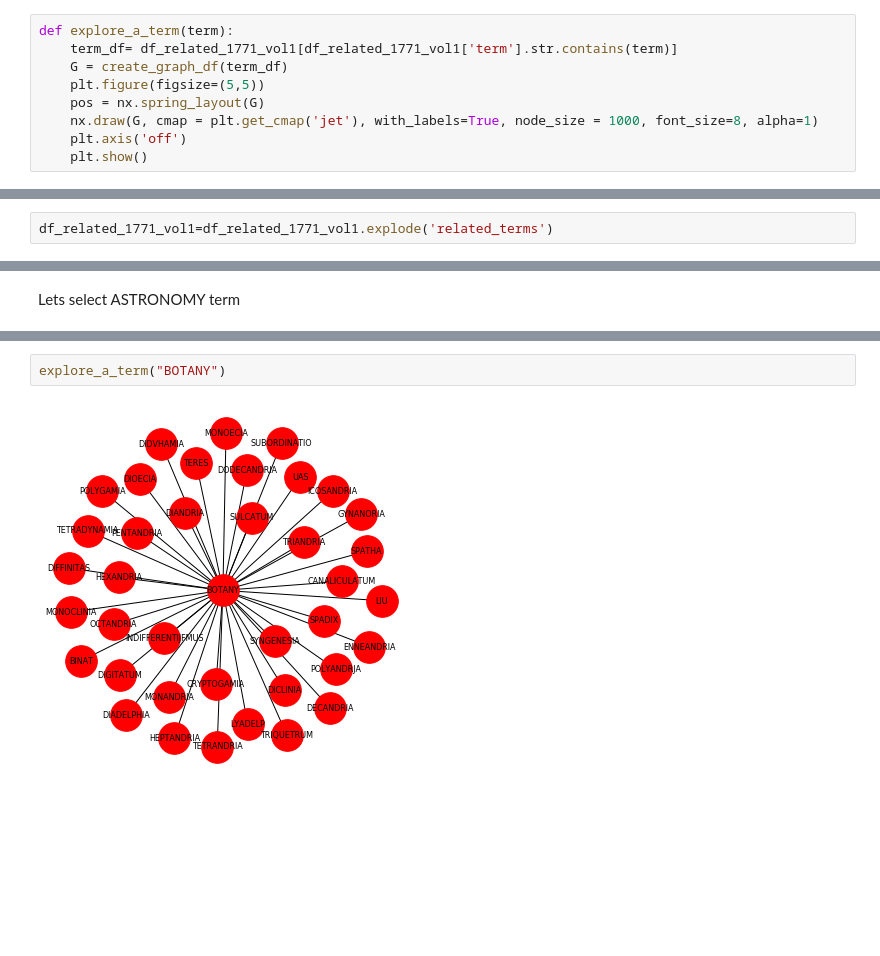
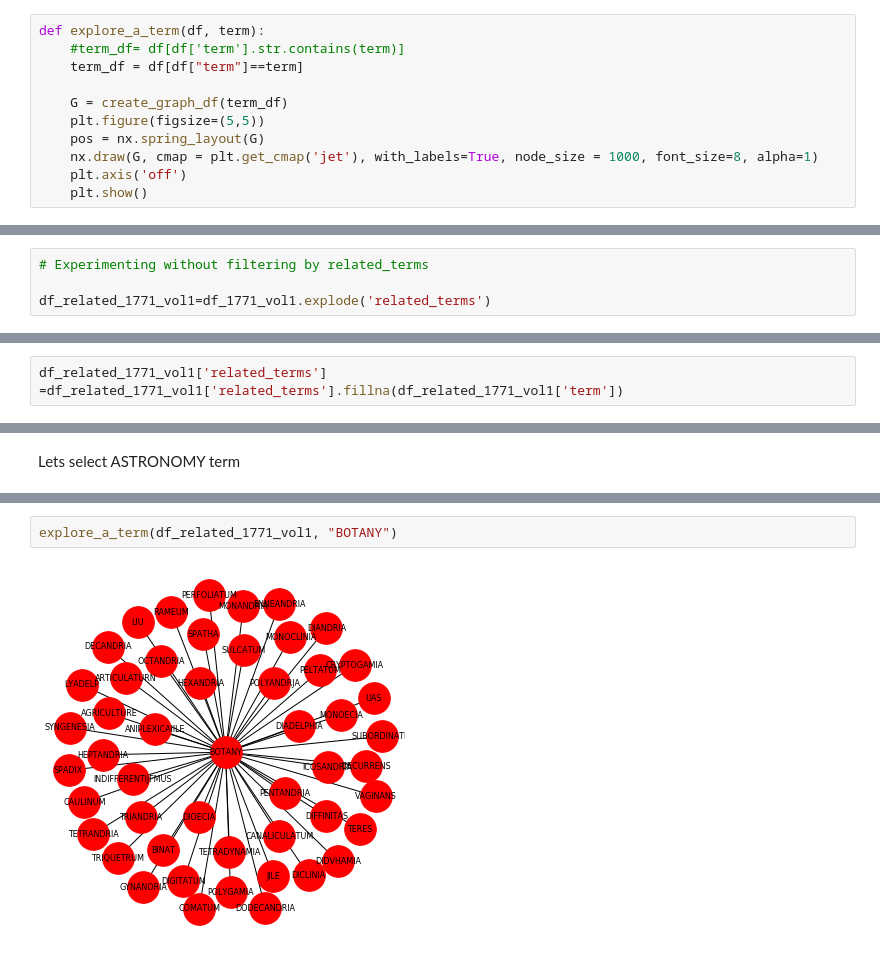
Before and after one commit to francesNLP/frances, a Jupyter notebook: NLS_EB/EB_Dataframe_KnowledgeGraph.ipynb, the cells around one changed output, grey strips where cells are left out. Saved outputs shown, nothing was run; the diff lists cells and outputs as text; blank space fills up the shorter version.

```diff
--- a/NLS_EB/EB_Dataframe_KnowledgeGraph.ipynb
+++ b/NLS_EB/EB_Dataframe_KnowledgeGraph.ipynb
@@ -23,8 +23,10 @@ def create_graph_df(df):
     graph_df = nx.from_pandas_edgelist(df.head(n=num), source='term', target='related_terms', edge_attr=True)
     return graph_df
 # %%
-def explore_a_term(term):
-    term_df= df_related_1771_vol1[df_related_1771_vol1['term'].str.contains(term)]
+def explore_a_term(df, term):
+    #term_df= df[df['term'].str.contains(term)]
+    term_df = df[df["term"]==term]
+
     G = create_graph_df(term_df)
     plt.figure(figsize=(5,5))
     pos = nx.spring_layout(G)
@@ -117,3 +121,7 @@ We need to "explode" teh column "related_terms", so we have a row, per related t
 So, lets imagine that we have the term "X" and its related terms are "Y" and "Z". Originally we would a row, in which the related_terms colum value would be ["X", "Y"].
 
 After exploding the related_terms colum, now we are going to have two rows with exactly the same information, but in one row, we will have "Y" as the related term, and in another "Z".
+# %%
+# Experimenting without filtering by related_terms
+
+df_related_1771_vol1=df_1771_vol1.explode('related_terms')
@@ -120,5 +130,5 @@ After exploding the related_terms colum, now we are going to have two rows with
 # %%
-df_related_1771_vol1=df_related_1771_vol1.explode('related_terms')
+df_related_1771_vol1['related_terms'] =df_related_1771_vol1['related_terms'].fillna(df_related_1771_vol1['term'])
 # %%
 df_related_1771_vol1
 # %% [output]
@@ -258,5 +264,5 @@ explore_a_term("ASTRONOMY")
 # %%
-explore_a_term("BOTANY")
+explore_a_term(df_related_1771_vol1, "BOTANY")
 # %% [output]
-[figure, old version]
+[figure, new version]
 # %%
```
Also changed, not shown: parts of 24 cells of this notebook.
